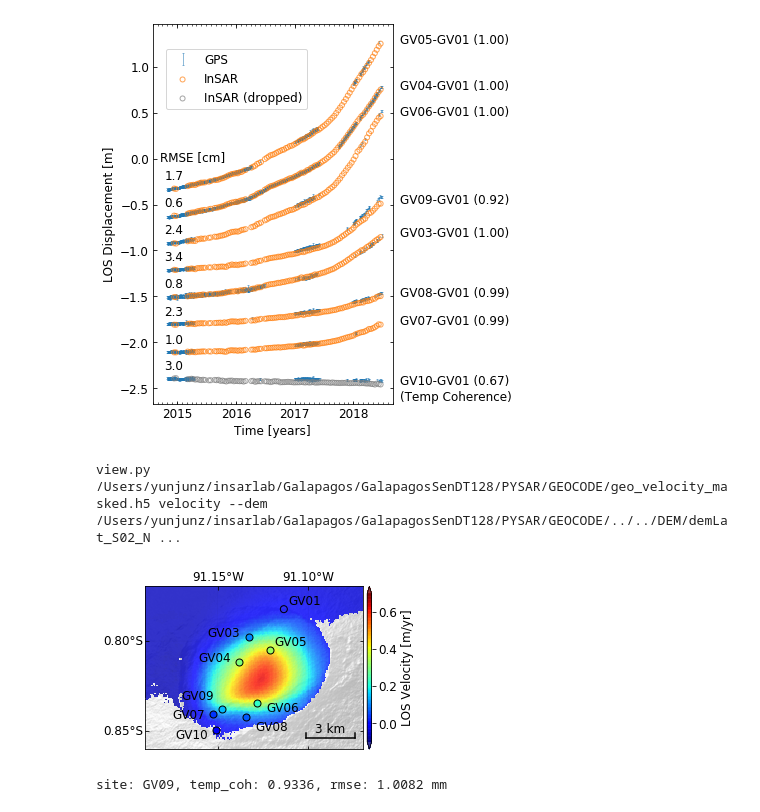
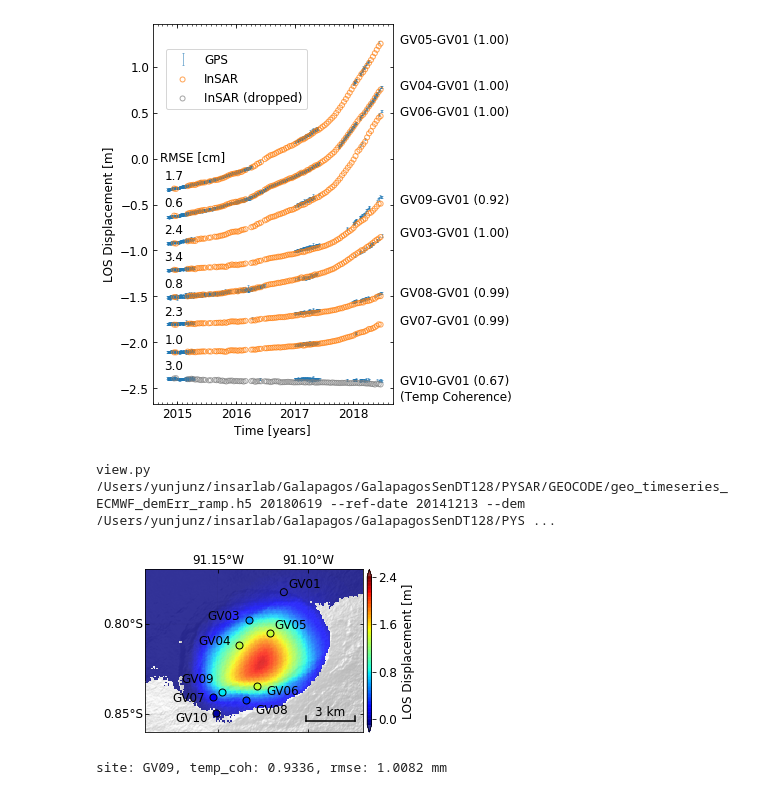
Before and after one commit to geodesymiami/Yunjun_et_al-2019-MintPy, a Jupyter notebook: Fig_06_InSAR_vs_GPS_SierraNegra.ipynb, the cells around one changed output. Cells and saved outputs as stored; diff of their text form; code cells hidden in the pictures.

```diff
--- a/Fig_06_InSAR_vs_GPS_SierraNegra.ipynb
+++ b/Fig_06_InSAR_vs_GPS_SierraNegra.ipynb
@@ -215,43 +215,45 @@ Done.
 # %%
 ## Figure 6 (a) - InSAR velocity map with GPS location on Sierra Negra
 pysar_dir = '/Users/yunjunz/insarlab/Galapagos/GalapagosSenDT128/PYSAR/GEOCODE'
-vel_file = os.path.join(pysar_dir, 'geo_velocity_masked.h5')
-dem_file = os.path.join(pysar_dir, '../../DEM/demLat_S02_N01_Lon_W092_W090.dem.wgs84')
+vel_file  = os.path.join(pysar_dir, 'geo_velocity_masked.h5')
+dem_file  = os.path.join(pysar_dir, '../../DEM/demLat_S02_N01_Lon_W092_W090.dem.wgs84')
+ts_file   = os.path.join(pysar_dir, 'geo_timeseries_ECMWF_demErr_ramp.h5')
+mask_file = os.path.join(pysar_dir, 'geo_maskTempCoh.h5')
 
 print_msg = False
 fig, ax = plt.subplots(figsize=(5, 3))
 
 # call view.py functions to plot InSAR background
-cmd  = 'view.py {} velocity --dem {} --dem-nocontour -m no '.format(vel_file, dem_file)
-cmd += '--sub-lat -0.86 -0.77 --sub-lon -91.19 -91.07 -u m --vlim -0.1 0.70 '
+cmd  = 'view.py {} 20180619 --ref-date 20141213 --dem {} --dem-nocontour -m {} '.format(ts_file, dem_file, mask_file)
+cmd += '--sub-lat -0.86 -0.77 --sub-lon -91.19 -91.07 -u m --vlim -0.1 2.4 '
 cmd += '--lalo-step 0.05 --lalo-loc 1 0 1 0 --scalebar 0.2 0.85 0.07 '
 cmd += '--fontsize 12 --notitle --dpi 600 '
-cmd += '--cbar-nbins 4 --cbar-ext both '
+cmd += '--cbar-nbins 4 --cbar-ext both --nomultilook '
 cmd += '--show-gps --gps-comp enu2los --ref-gps GV01 '
 print(cmd)
 d_v, atr, inps = view.prep_slice(cmd, print_msg=print_msg)
-inps.cbar_label = 'LOS Velocity [m/yr]'
+inps.cbar_label = 'LOS Displacement [m]'
 ax, inps, im, cbar = view.plot_slice(ax, d_v, atr, inps, print_msg=print_msg)
 
 # plot GPS label
 gps_sites = ['GV{:02d}'.format(i) for i in [1] + np.arange(3,11).tolist()]
 lat_off = np.array([1,  0,  0,  1, -2,  -1, -3,   2,  -2,  1]) * 0.05 / 20.
 lon_off = np.array([1, -9, -9,  1,  2,  -9,  2,  -9,  -9, -9]) * 0.05 / 20.
 
 gps_lats = []
 gps_lons = []
 for site in gps_sites:
     lat, lon = gps(site=site, data_dir=gps_dir).get_stat_lat_lon(print_msg=print_msg)
     gps_lats.append(lat)
     gps_lons.append(lon)
 for i in range(len(gps_sites)):
     ax.annotate(gps_sites[i], (gps_lons[i]+lon_off[i], gps_lats[i]+lat_off[i]), fontsize=font_size)
 
 plt.savefig('insar_vs_gps_map.png', bbox_inches='tight', transparent=True, dpi=fig_dpi)
 plt.show()
 # %% [output]
-view.py /Users/yunjunz/insarlab/Galapagos/GalapagosSenDT128/PYSAR/GEOCODE/geo_velocity_masked.h5 velocity --dem /Users/yunjunz/insarlab/Galapagos/GalapagosSenDT128/PYSAR/GEOCODE/../../DEM/demLat_S02_N ...
+view.py /Users/yunjunz/insarlab/Galapagos/GalapagosSenDT128/PYSAR/GEOCODE/geo_timeseries_ECMWF_demErr_ramp.h5 20180619 --ref-date 20141213 --dem /Users/yunjunz/insarlab/Galapagos/GalapagosSenDT128/PYS ...
-[figure, old version]
+[figure, new version]
 # %%
 ## plot single station timeseries - InSAR vs GPS
 site = 'GV09'
```
Also changed, not shown: 6 other files.
